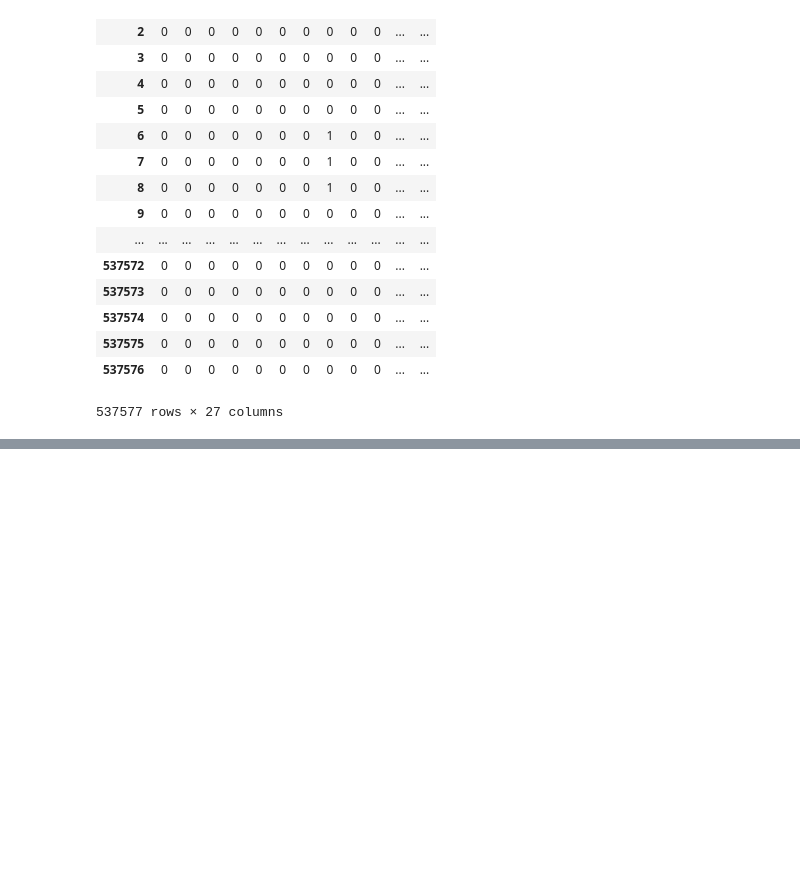
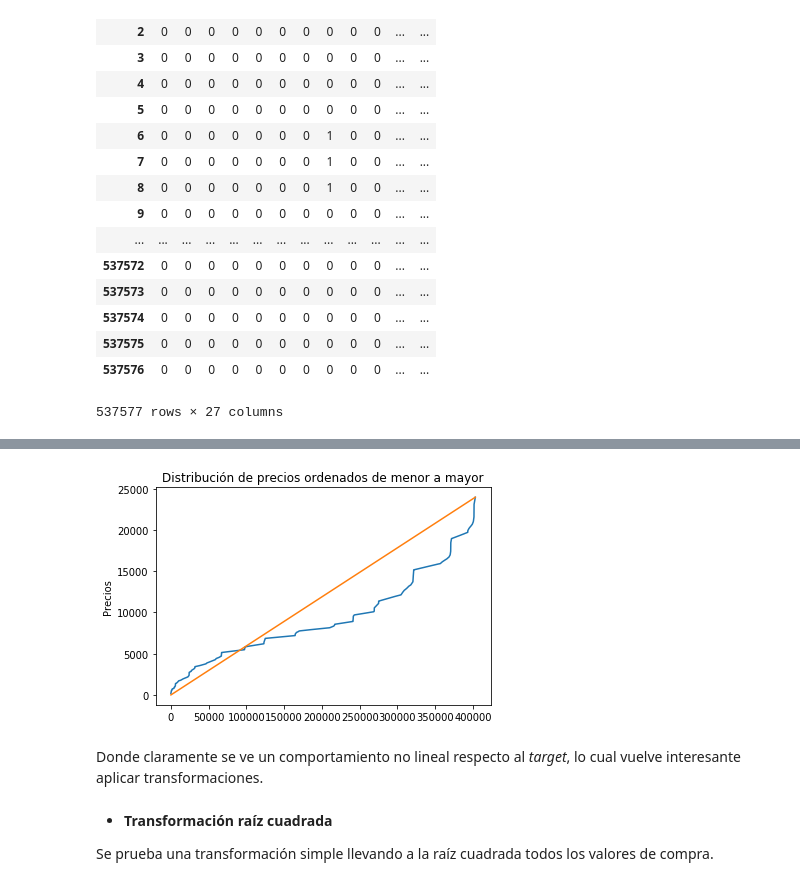
Before and after one commit to rigonzal/ML-2019-1, a Jupyter notebook: Tarea1/Pregunta1.ipynb, the cells around one changed output, grey strips where cells are left out. Drawn from its saved outputs; the diff is of its cells as text; code cells hidden in the pictures; blank space fills up the shorter version.

```diff
--- a/Tarea1/Pregunta1.ipynb
+++ b/Tarea1/Pregunta1.ipynb
@@ -233,0 +253,6 @@ data_pre
+# %%
+data_pre_train, data_pre_temp = train_test_split(data_pre, test_size= 0.25)
+data_pre_val, data_pre_test = train_test_split(data_pre_temp, test_size= 0.4)
+y_pre_train = data_pre_train.pop('Purchase').values
+y_pre_val = data_pre_val.pop('Purchase').values
+y_pre_test = data_pre_test.pop('Purchase').values
@@ -233,0 +407,15 @@ data_pre
+# %%
+sorted_y_pre_train = np.sort(y_pre_train)
+scalar_space = np.arange(0,sorted_y_pre_train.shape[0],1)
+plt.title("Distribución de precios ordenados de menor a mayor")
+#plt.xlabel("")
+plt.ylabel("Precios")
+_ = plt.plot(scalar_space, sorted_y_pre_train, scalar_space,np.linspace(0,((sorted_y_pre_train)).max(),num=sorted_y_pre_train.shape[0]))
+# %% [output]
+[figure, added]
+# %% [markdown]
+Donde claramente se ve un comportamiento no lineal respecto al *target*, lo cual vuelve interesante aplicar transformaciones.
+# %% [markdown]
+* **Transformación raíz cuadrada**
+
+Se prueba una transformación simple llevando a la raíz cuadrada todos los valores de compra.
```
Also changed, not shown: parts of 78 cells of this notebook.
